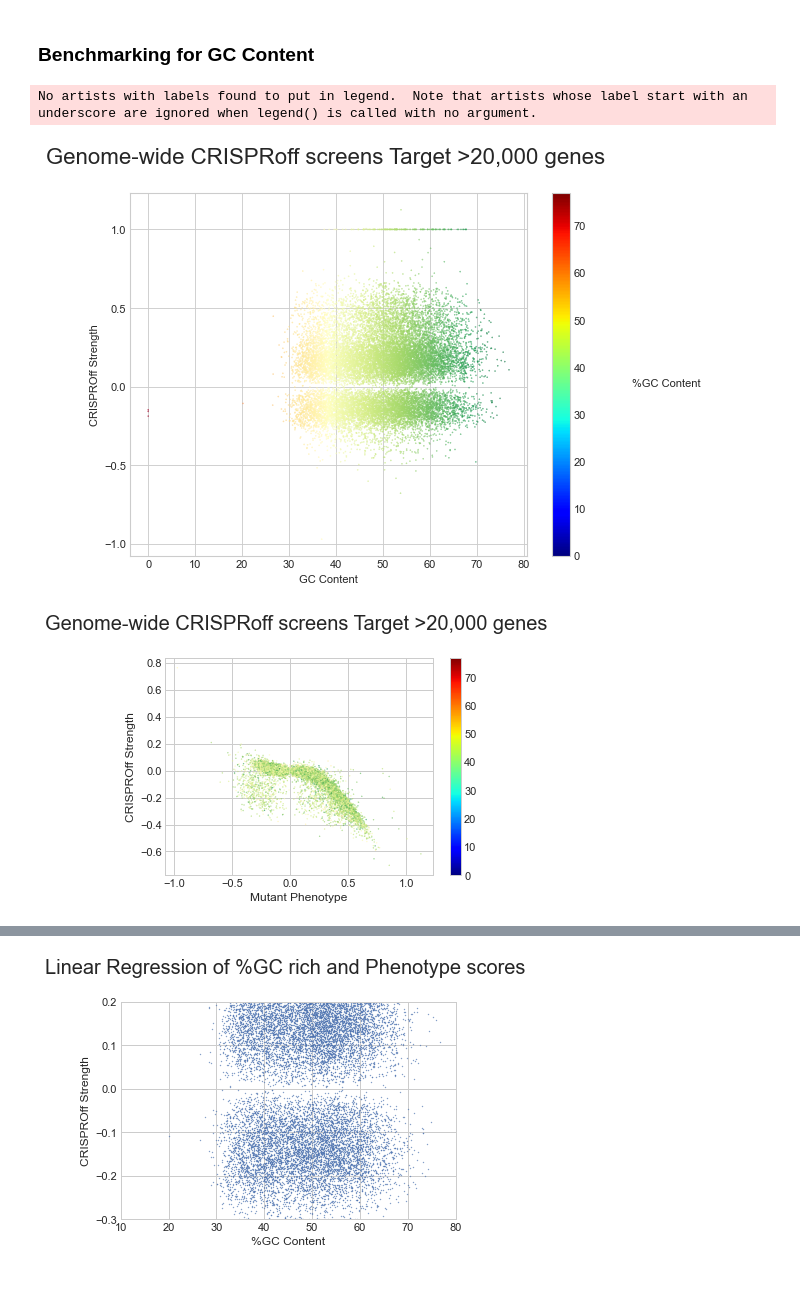
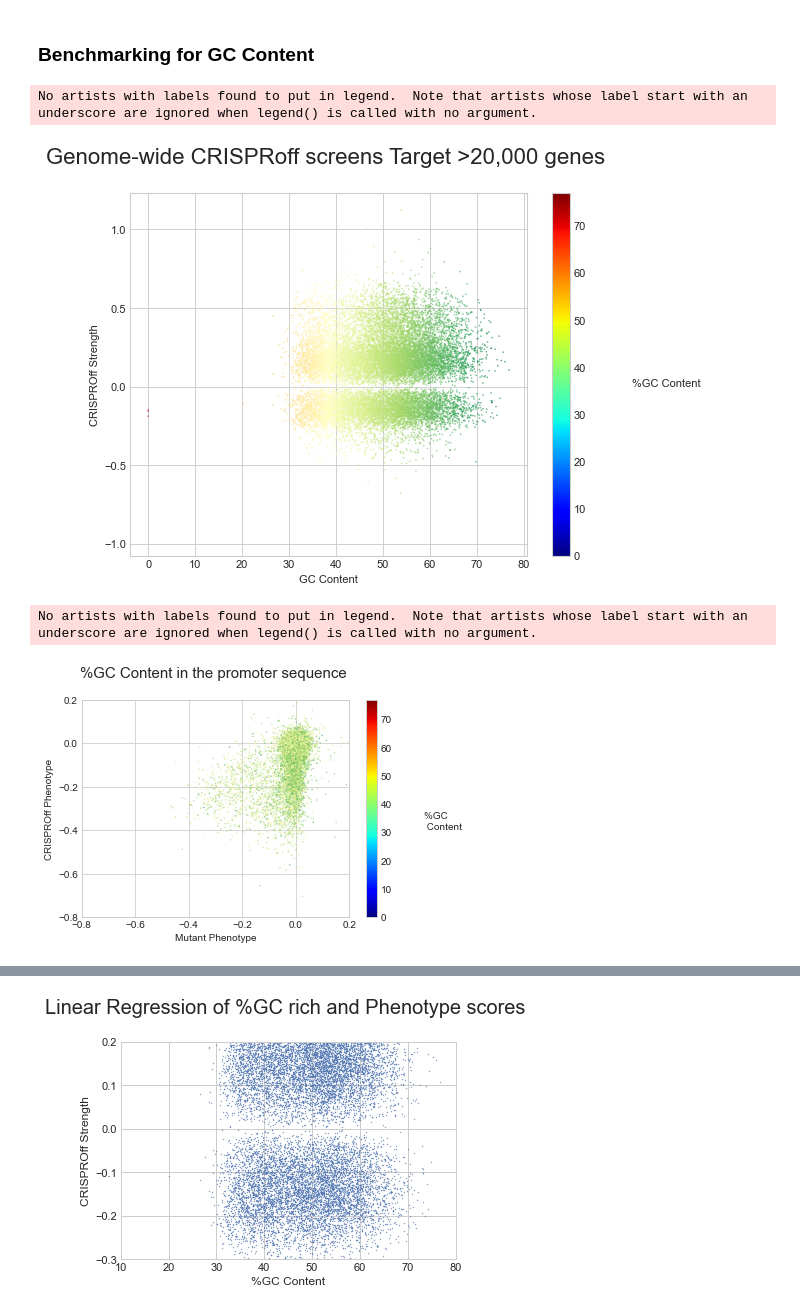
Before and after one commit to sermare/DeepOff, a Jupyter notebook: 1000 essential genes.ipynb, the cells around one changed output, grey strips where cells are left out. Drawn from its saved outputs; the diff is of its cells as text; code cells hidden in the pictures; blank space fills up the shorter version.

```diff
--- a/1000 essential genes.ipynb
+++ b/1000 essential genes.ipynb
@@ -162,6 +163,9 @@ df = df.loc[df.Gene.notna()]
 # %% [markdown]
 ### Computing a Phenotype score that takes into account both relationships in CRISPRoff and mutants
 # %%
+df = pd.merge(how = 'outer', left = Promoter_sequences, right = cpgs, left_on = 'Gene', right_on = 'gene')
+df = df.loc[df.Gene.notna()]
+
 import matplotlib.pyplot as plt
 from math import sqrt
 
@@ -177,15 +181,17 @@ for i in range(len(df)):
         df.at[i, 'Phe_sco_pos_neg'] = int(0)
         df.at[i,'Strength'] = -sqrt(abs(df['mutant_average'][i] - df['CRISPRoff_average'][i]))
     else:
-        df.at[i, 'Strength'] = 1
+        df.at[i,'Strength'] = 100
 
-df = df[df.Strength < 10]
-df = df[df.Strength > -10]
+df = df[df.Strength < 100]
+df = df[df.Strength > -100]
 
 plt.hist(df.Strength, bins = 100)
-plt.show()
+# plt.show()
 
 print(len((df.Strength)))
 
+plt.savefig('Cpg_Islands.eps', format = 'eps', bbox_inches='tight')
+
 #df.computed.describe()
 # %% [output]
@@ -287,36 +293,35 @@ plt.subplots_adjust(top=0.88)
 plt.savefig('Genome-wide Strength vs %GC.eps', format = 'eps', bbox_inches='tight')
 # %% [output]
 No artists with labels found to put in legend.  Note that artists whose label start with an underscore are ignored when legend() is called with no argument.
-[figure, old version]
+[figure, new version]
 # %%
 import matplotlib.pyplot as plt
 import matplotlib.colors as mcolors
 import matplotlib.cm as cm
 
 fig, ax = plt.subplots()
 plt.style.use('seaborn-whitegrid')
 
-plt.scatter(df['Strength'], df['CRISPRoff_average'], c = df.GC, cmap = "RdYlGn",s = 0.1)
+plt.scatter(df['mutant_average'], df['CRISPRoff_average'],c = df.GC, cmap = "RdYlGn",s = 0.1)
 
 normalize = mcolors.Normalize(vmin=df.GC.min(), vmax=df.GC.max())
 colormap = cm.jet
 
-plt.title('Genome-wide CRISPRoff screens Target >20,000 genes \n', size = 20)
+plt.title('%GC Content in the promoter sequence \n', size = 15)
 plt.xlabel('Mutant Phenotype')
-plt.ylabel('CRISPROff Strength')
+plt.ylabel('CRISPROff Phenotype')
 
 scalarmappaple = cm.ScalarMappable(norm=normalize, cmap=colormap)
 scalarmappaple.set_array(df.GC)
 plt.colorbar(scalarmappaple)
+plt.legend(bbox_to_anchor=(1.35,0.5), borderaxespad=0, title="%GC \n Content",
+                    loc= 'upper center', fontsize='small', fancybox=True,)
 
-plt.title('Genome-wide CRISPRoff screens Target >20,000 genes \n', size = 20)
-plt.xlabel('Mutant Phenotype')
-plt.ylabel('CRISPROff Strength')
-
-#plt.axis([-0.2,0.2,-0.2,0.1])
-plt.savefig('Genome-Wide %GC Strength Zoom.eps', format = 'eps')
+plt.axis([-0.8,0.2,-0.8,0.2])
+plt.savefig('Genome-Wide %GC Strength Zoom.eps', format = 'eps', bbox_inches = 'tight')
 # %% [output]
+No artists with labels found to put in legend.  Note that artists whose label start with an underscore are ignored when legend() is called with no argument.
-[figure, old version]
+[figure, new version]
 # %%
 import seaborn as sns
 sns.set_theme(style="whitegrid")
```
Also changed, not shown: parts of 30 cells of this notebook, 6 other files.
